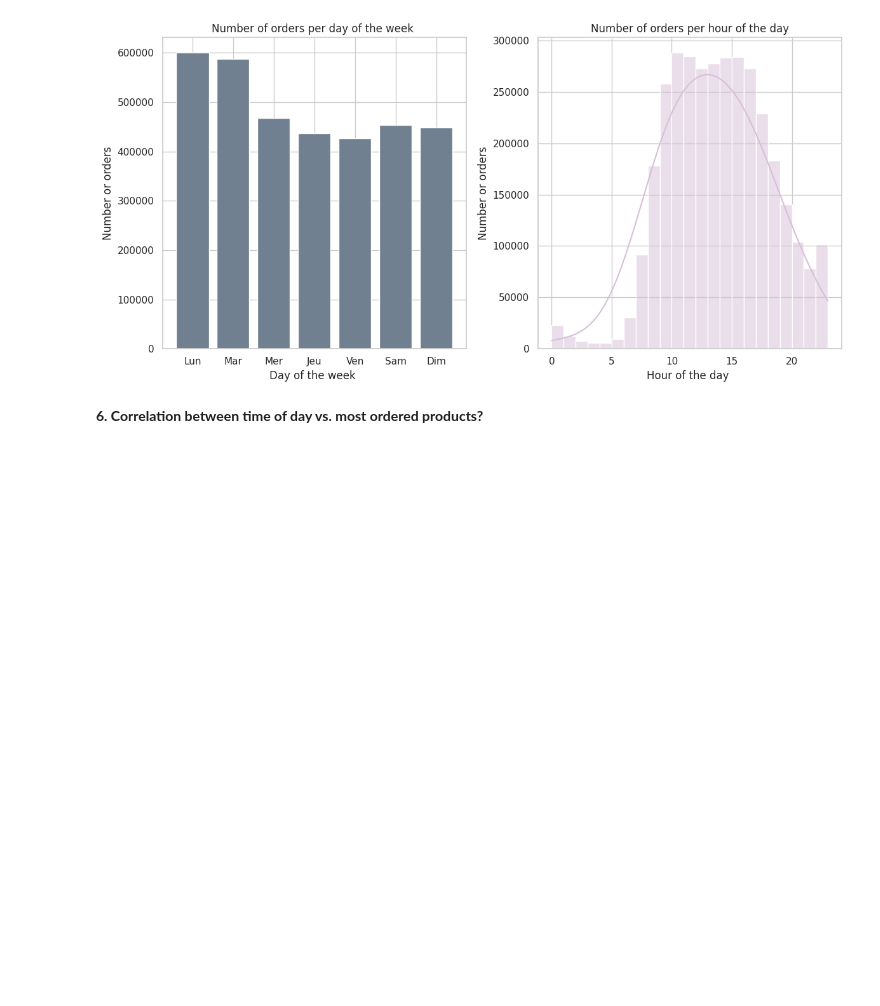
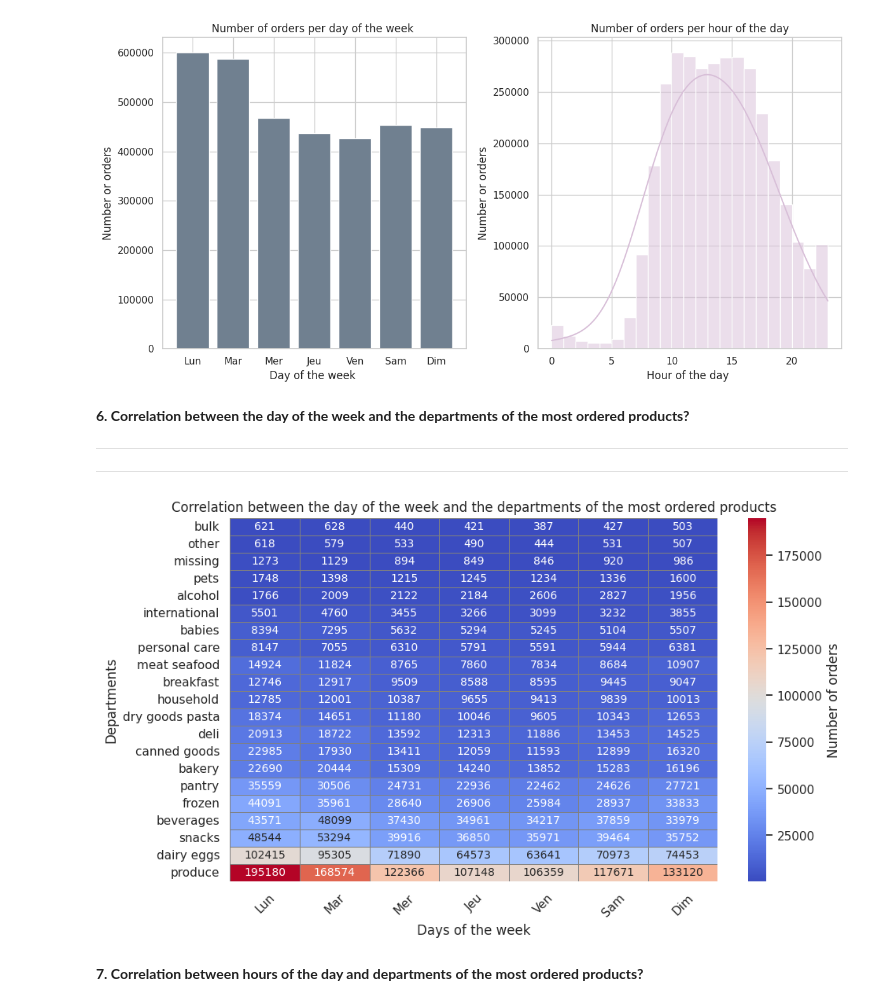
Before and after one commit to LisaRXN/bigdata_python, a Jupyter notebook: Untitled2.ipynb, the cells around one changed output. Saved outputs shown, nothing was run; the diff lists cells and outputs as text; code cells hidden in the pictures; blank space fills up the shorter version.

```diff
--- a/Untitled2.ipynb
+++ b/Untitled2.ipynb
@@ -384,5 +384,63 @@ Day with maximum orders: Lun
 Day with minimum orders: Ven
 Hour of maximum orders:  13.0
 [figure]
+# %% [markdown]
+**6. Correlation between the day of the week and the departments of the most ordered products?**
+
+---
+
+---
+# %%
+# Échantillonner
+orders_sample = orders.sample(frac=0.1, random_state=42)
+order_products_sample = order_products.sample(frac=0.1, random_state=42)
+
+
+orders_departments = (
+    orders_sample
+    .merge(order_products, on='order_id', how='left')
+    .merge(products, on='product_id', how='left')
+    .merge(departments, on='department_id', how='left')
+)
+
+days = ['Lun', 'Mar', 'Mer', 'Jeu', 'Ven', 'Sam', 'Dim']
+
+orders_departments['day_name'] = orders_departments['order_dow'].apply(lambda x: days[x])
+orders_departments['day_name'] = pd.Categorical(orders_departments['day_name'], categories=days, ordered=True)
+
+
+# # Regrouper les données par jour de la semaine et département
+orders_departments_grouped = orders_departments.groupby(['day_name', 'department']).size().reset_index(name='order_count')
+
+# Trier les départements en fonction des ventes totales, du plus grand au plus petit
+department_sales = orders_departments_grouped.groupby('department')['order_count'].sum().reset_index().sort_values(by='order_count', ascending=True)
+
+# # pivot pour les départements (par 'department') vs. jours de la semaine
+department_pivot = orders_departments_grouped.pivot(index='department', columns='day_name', values='order_count')
+department_pivot = department_pivot.loc[department_sales['department']]
+
+
+# # Visualisation avec un heatmap
+plt.figure(figsize=(10, 6))
+
+sns.heatmap(
+    department_pivot,
+    cmap='coolwarm',
+    annot=True,
+    fmt='.0f',
+    annot_kws={'size': 10},
+    cbar_kws={'label': 'Number of orders'},
+    linewidths=0.5,
+    linecolor='gray')
+
+# Ajouter un titre et personnaliser les axes
+plt.title("Correlation between the day of the week and the departments of the most ordered products")
+plt.xlabel("Days of the week")
+plt.ylabel("Departments")
+plt.xticks(rotation=45)
+plt.yticks(rotation=0)
+plt.show()
+# %% [output]
+[figure, added]
 # %% [markdown]
-**6. Correlation between time of day vs. most ordered products?**
+**7. Correlation between hours of the day and departments of the most ordered products?**
```
Also changed, not shown: parts of 3 cells of this notebook.
